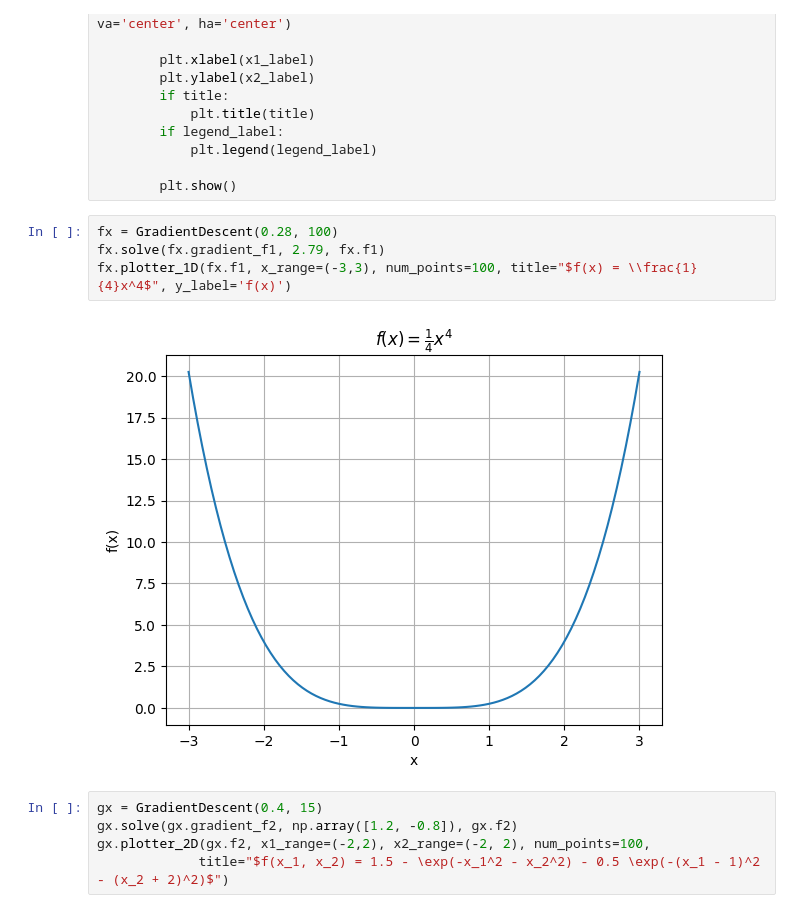
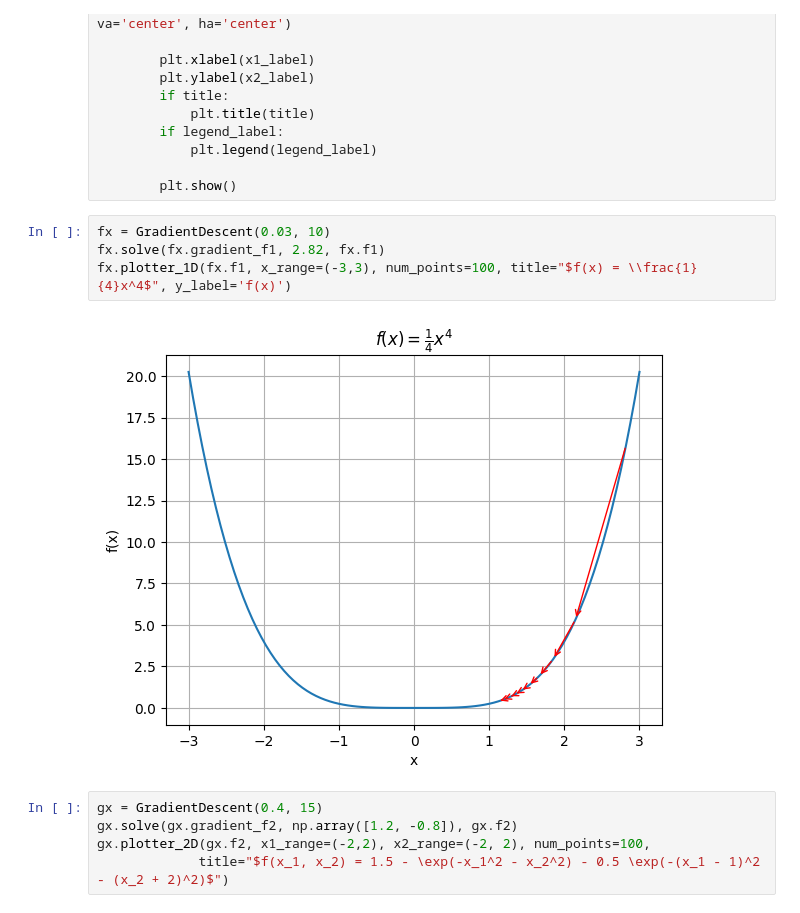
Before and after one commit to AtarSander/artificial-intelligence-from-scratch, a Jupyter notebook: Zad1/gradient.ipynb, the cells around one changed output. Drawn from its saved outputs; the diff is of its cells as text.

```diff
--- a/Zad1/gradient.ipynb
+++ b/Zad1/gradient.ipynb
@@ -111,11 +111,11 @@ class GradientDescent(Solver):
 
         plt.show()
 # %%
-fx = GradientDescent(0.28, 100)
-fx.solve(fx.gradient_f1, 2.79, fx.f1)
+fx = GradientDescent(0.03, 10)
+fx.solve(fx.gradient_f1, 2.82, fx.f1)
 fx.plotter_1D(fx.f1, x_range=(-3,3), num_points=100, title="$f(x) = \\frac{1}{4}x^4$", y_label='f(x)')
 # %% [output]
-[figure, old version]
+[figure, new version]
 # %%
 gx = GradientDescent(0.4, 15)
 gx.solve(gx.gradient_f2, np.array([1.2, -0.8]), gx.f2)
```
Also changed, not shown: parts of 2 cells of this notebook.
